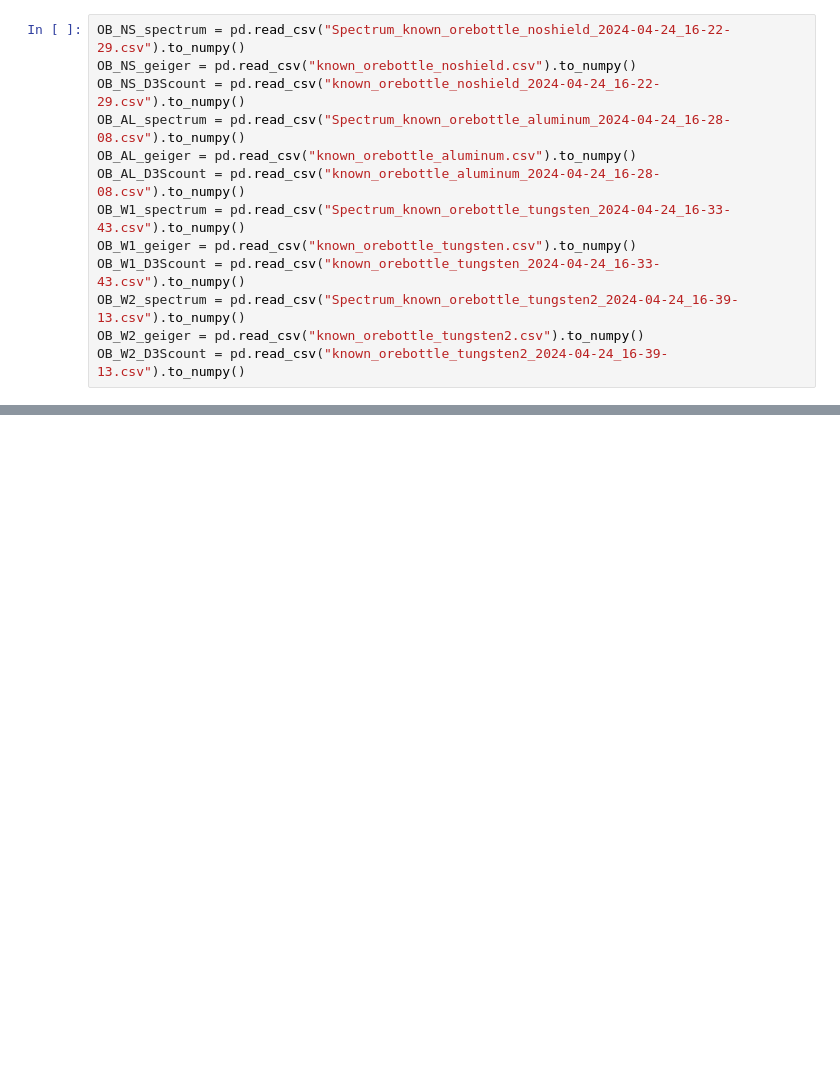
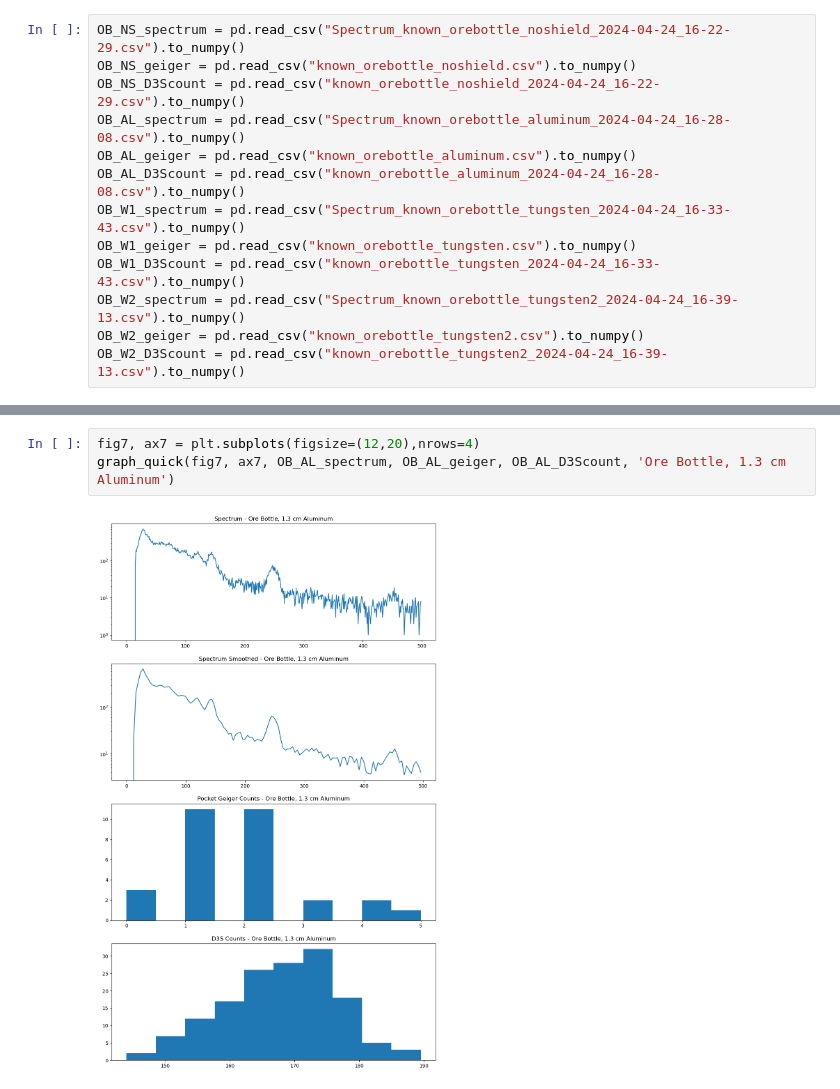
Before and after one commit to Kaiel0904/E11_KyleLink, a Jupyter notebook: E11 Final Graphing.ipynb, the cells around one changed output, grey strips where cells are left out. Drawn from its saved outputs; the diff is of its cells as text; blank space fills up the shorter version.

```diff
--- a/E11 Final Graphing.ipynb
+++ b/E11 Final Graphing.ipynb
@@ -109,0 +117,5 @@ OB_W2_D3Scount = pd.read_csv("known_orebottle_tungsten2_2024-04-24_16-39-13.csv"
+# %%
+fig7, ax7 = plt.subplots(figsize=(12,20),nrows=4)
+graph_quick(fig7, ax7, OB_AL_spectrum, OB_AL_geiger, OB_AL_D3Scount, 'Ore Bottle, 1.3 cm Aluminum')
+# %% [output]
+[figure, added]
```
Also changed, not shown: parts of 30 cells of this notebook.
